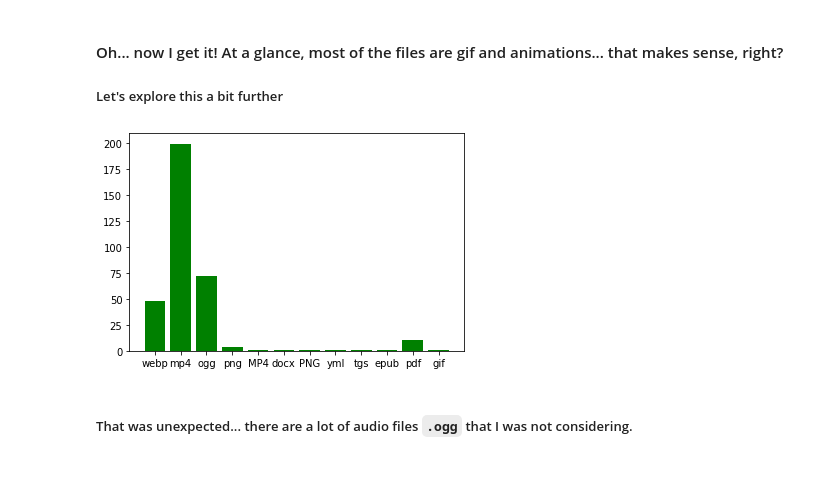
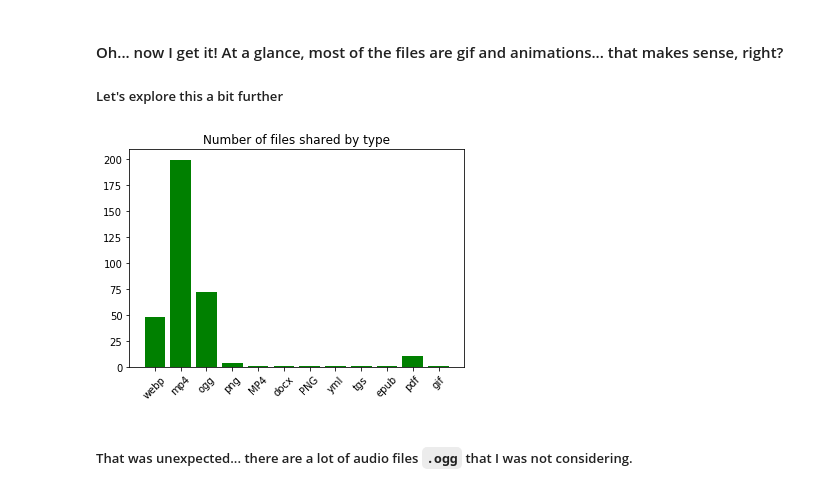
Before and after one commit to galimba/telegram-group-analytics, a Jupyter notebook: terapia_de_grupo.ipynb, the cells around one changed output. Drawn from its saved outputs; the diff is of its cells as text; code cells hidden in the pictures.

```diff
--- a/terapia_de_grupo.ipynb
+++ b/terapia_de_grupo.ipynb
@@ -303,13 +309,15 @@ file_df
 # %%
 files_sent=file_df['file'].unique()
 file_types=defaultdict(int)
 for f in files_sent:
     file_types[f.split('.')[-1]]+=1
 
 plt.bar(list(file_types.keys()),file_types.values(), color='g')
-plt.show()
+plt.title('Number of files shared by type')
+plt.xticks(rotation=45)
+plt.show();
 # %% [output]
-[figure, old version]
+[figure, new version]
 # %% [markdown]
 ##### That was unexpected... there are a lot of audio files `.ogg` that I was not considering.
 # %% [markdown]
```
Also changed, not shown: parts of 40 cells of this notebook.
